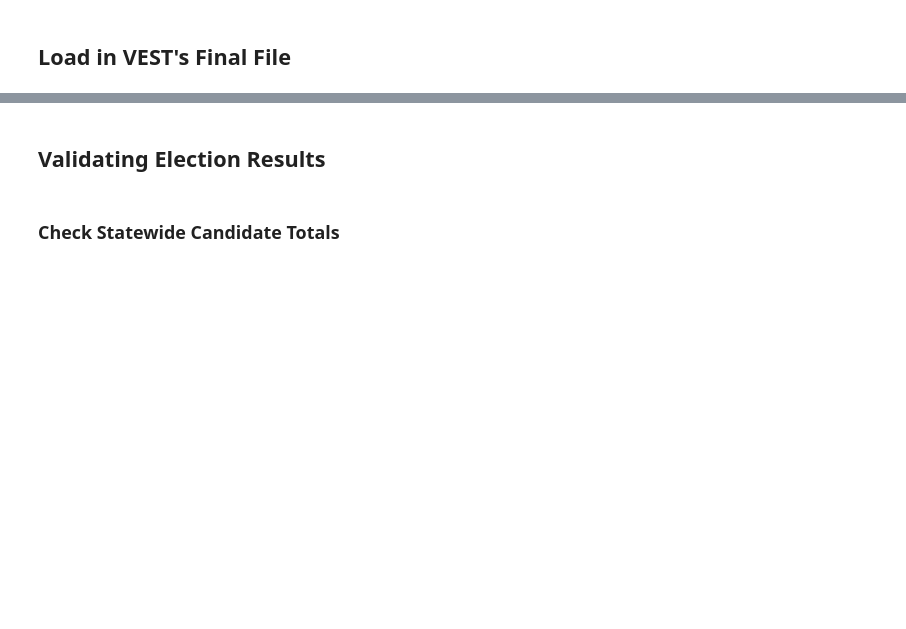
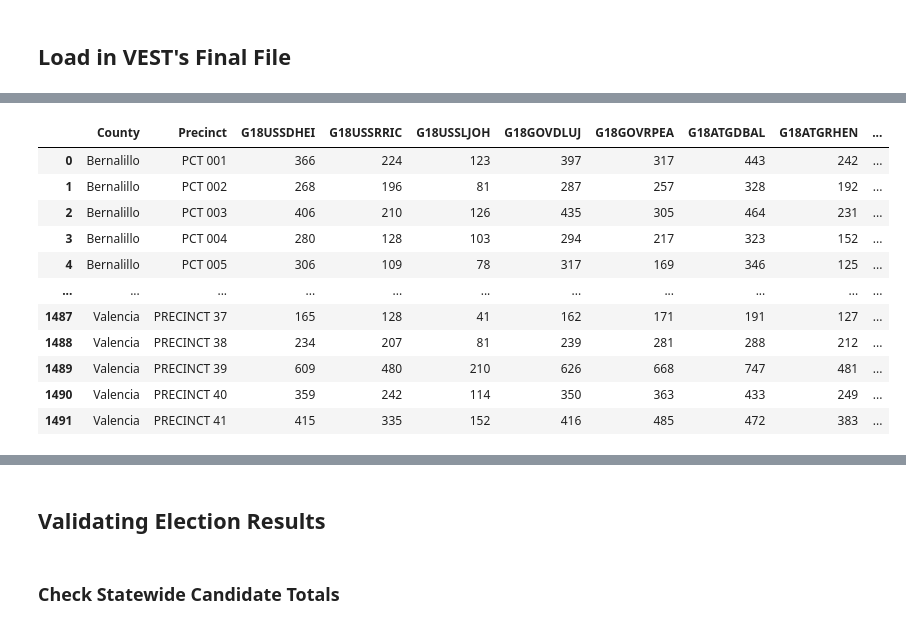
Before and after one commit to nonpartisan-redistricting-datahub/pdv-nm, a Jupyter notebook: vest-nm-2018/vest-nm-2018-validation.ipynb, the cells around one changed output, grey strips where cells are left out. Drawn from its saved outputs; the diff is of its cells as text; code cells hidden in the pictures; blank space fills up the shorter version.

```diff
--- a/vest-nm-2018/vest-nm-2018-validation.ipynb
+++ b/vest-nm-2018/vest-nm-2018-validation.ipynb
@@ -468,0 +109,89 @@ Index(['County', 'Precinct', 'G18USSRCRA', 'G18USSDHEI', 'G18USSOWRI',
+# %%
+folder = os.listdir("./raw-from-source/Election_Results/")
+
+files = []
+for file in folder:
+    if "Precinct" in file:
+        election = pd.ExcelFile("./raw-from-source/Election_Results/" + file)
+        counties = election.sheet_names
+        df_election = []
+        for county in counties:
+            df = pd.read_excel(election, sheet_name = county, skiprows=[0,1,2,3,4,5])
+            df = df.loc[:, df.columns != df.columns[0]]
+            df = pd.concat([pd.Series(county, index=df.index, name='County'), df], axis=1)
+            df_election.append(df)
+        combined_df_election = pd.concat(df_election)
+        combined_df_election.reset_index(drop=True,inplace=True)
+        files.append(combined_df_election)
+nm_18 = pd.concat(files, axis = 1)
+
+nm_18 = nm_18.rename(columns = {'MICK RICH':'G18USSRRIC',
+                                'MARTIN T HEINRICH':'G18USSDHEI',
+                                'GARY E JOHNSON':'G18USSLJOH',
+                                'HECTOR BALDERAS':'G18ATGDBAL',
+                                'MICHAEL EUGENE HENDRICKS':'G18ATGRHEN',
+                                'A BLAIR DUNN':'G18ATGLDUN',
+                                'WAYNE A JOHNSON':'G18AUDRJOH',
+                                'BRIAN S COLÓN':'G18AUDDCOL',
+                                'MICHELLE LUJAN GRISHAM AND HOWIE C MORALES':'G18GOVDLUJ',
+                                'STEVE PEARCE AND MICHELLE GARCIA HOLMES':'G18GOVRPEA',
+                                'STEPHANIE GARCIA RICHARD':'G18LNDDGAR',
+                                'PATRICK H LYONS':'G18LNDRLYO',
+                                'MICHAEL G LUCERO':'G18LNDLLUC',
+                                'KRISTINA BOGARDUS':'G18SACDBOG',
+                                'STEPHEN G FRENCH':'G18SACRFRE',
+                                'HANK BOHNHOFF':'G18SACRBOH',
+                                'JACQUELINE R MEDINA':'G18SACDMED',
+                                'BRIANA H ZAMORA':'G18SACDZAM',
+                                'EMIL J KIEHNE':'G18SACRKIE',
+                                'MEGAN P DUFFY':'G18SACDDUF',
+                                'DANIEL JOSE GALLEGOS':'G18SACRGAL',
+                                'JENNIFER L ATTREP':'G18SACDATT',
+                                'MAGGIE TOULOUSE OLIVER':'G18SOSDTOU',
+                                'GAVIN S CLARKSON':'G18SOSRCLA',
+                                'GINGER G GRIDER':'G18SOSLGRI',
+                                'GARY L CLINGMAN':'G18SSCRCLI',
+                                'MICHAEL E VIGIL':'G18SSCDVIG',
+                                'ARTHUR L CASTILLO':'G18TRERCAS',
+                                'TIM EICHENBERG':'G18TREDEIC'})
+
+nm_18 = nm_18[['County','Precinct','G18USSDHEI', 'G18USSRRIC',
+       'G18USSLJOH', 'G18GOVDLUJ', 'G18GOVRPEA', 'G18ATGDBAL', 'G18ATGRHEN',
+       'G18ATGLDUN', 'G18SOSDTOU', 'G18SOSRCLA', 'G18SOSLGRI', 'G18TREDEIC',
+       'G18TRERCAS', 'G18AUDDCOL', 'G18AUDRJOH', 'G18LNDDGAR', 'G18LNDRLYO',
+       'G18LNDLLUC', 'G18SSCDVIG', 'G18SSCRCLI', 'G18SACDBOG', 'G18SACRFRE',
+       'G18SACDMED', 'G18SACRBOH', 'G18SACDZAM', 'G18SACRKIE', 'G18SACDDUF',
+       'G18SACRGAL', 'G18SACDATT']]
+
+nm_18 = nm_18.loc[:,~nm_18.columns.duplicated()]
+
+nm_18 = nm_18[nm_18["Precinct"]!="TOTALS"]
+
+# Fill n/a values with 0
+nm_18 = nm_18.fillna(0)
+nm_18 = nm_18.replace(to_replace="*", value = 0)
+
+# Display results in alphabetical order of the counties
+nm_18 = nm_18.sort_values(by = ['County', 'Precinct'], ascending = True)
+
+
+# Change strings to integers (County and Precinct columns remain unchanged)
+nm_18 = nm_18.apply(pd.to_numeric, errors='ignore')
+
+# Deal with the index
+nm_18.reset_index(drop=True,inplace=True)
+
+nm_18
+# %% [output]
+|  | County | Precinct | G18USSDHEI | G18USSRRIC | G18USSLJOH | G18GOVDLUJ | G18GOVRPEA | G18ATGDBAL | G18ATGRHEN | ... |
+| 0 | Bernalillo | PCT 001 | 366 | 224 | 123 | 397 | 317 | 443 | 242 | ... |
+| 1 | Bernalillo | PCT 002 | 268 | 196 | 81 | 287 | 257 | 328 | 192 | ... |
+| 2 | Bernalillo | PCT 003 | 406 | 210 | 126 | 435 | 305 | 464 | 231 | ... |
+| 3 | Bernalillo | PCT 004 | 280 | 128 | 103 | 294 | 217 | 323 | 152 | ... |
+| 4 | Bernalillo | PCT 005 | 306 | 109 | 78 | 317 | 169 | 346 | 125 | ... |
+| ... | ... | ... | ... | ... | ... | ... | ... | ... | ... | ... |
+| 1487 | Valencia | PRECINCT 37 | 165 | 128 | 41 | 162 | 171 | 191 | 127 | ... |
+| 1488 | Valencia | PRECINCT 38 | 234 | 207 | 81 | 239 | 281 | 288 | 212 | ... |
+| 1489 | Valencia | PRECINCT 39 | 609 | 480 | 210 | 626 | 668 | 747 | 481 | ... |
+| 1490 | Valencia | PRECINCT 40 | 359 | 242 | 114 | 350 | 363 | 433 | 249 | ... |
+| 1491 | Valencia | PRECINCT 41 | 415 | 335 | 152 | 416 | 485 | 472 | 383 | ... |
```
Also changed, not shown: parts of 66 cells of this notebook, 8 other files.
